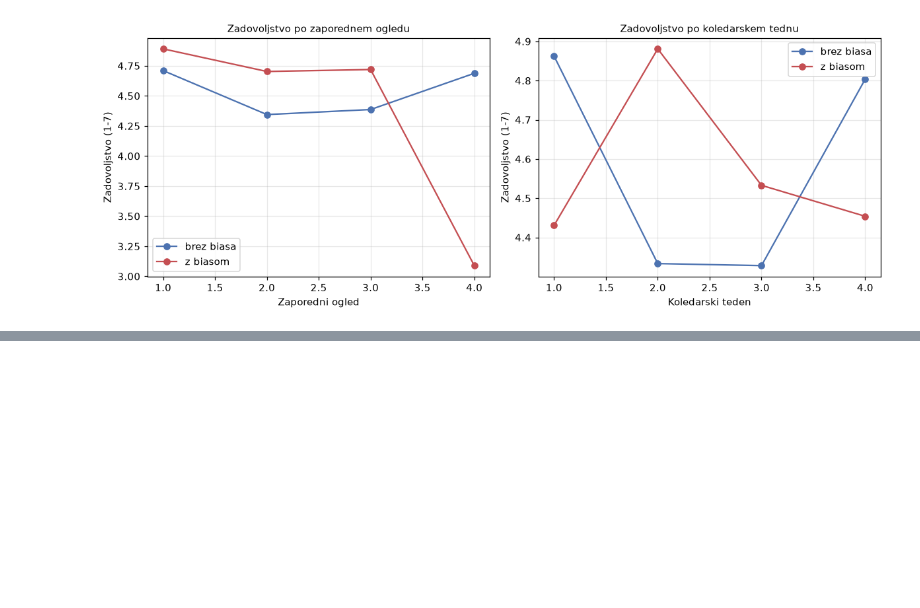
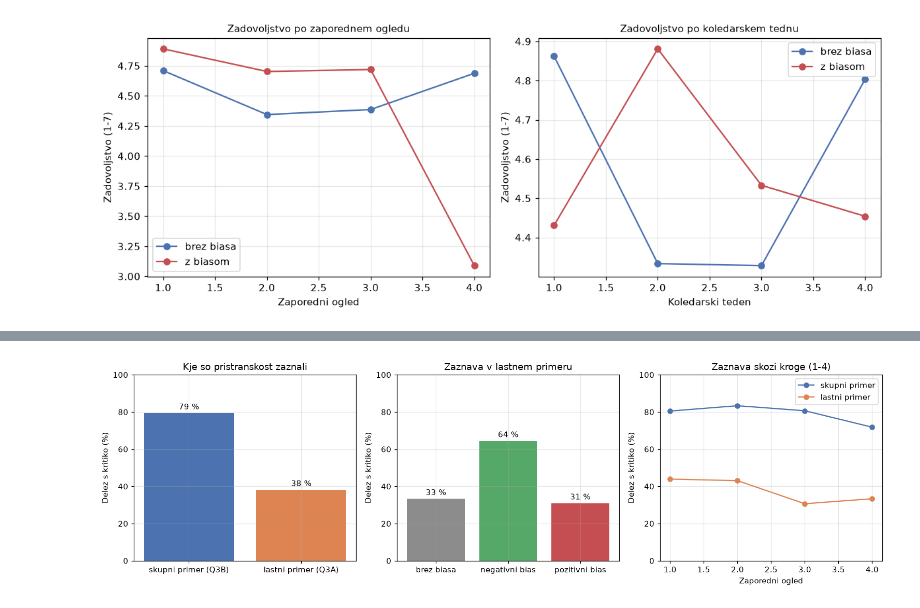
Before and after one commit to HarisBeg26/xai-analiza-podatkov, a Jupyter notebook: Analiza/analiza_mesani_modeli.ipynb, the cells around one changed output, grey strips where cells are left out. Saved outputs shown, nothing was run; the diff lists cells and outputs as text; code cells hidden in the pictures; blank space fills up the shorter version.

```diff
--- a/Analiza/analiza_mesani_modeli.ipynb
+++ b/Analiza/analiza_mesani_modeli.ipynb
@@ -924,0 +879,13 @@ To je treba dorečiti, preden se model požene.
+# %%
+KODE = ["spol", "nacionalnost", "komunikacijske", "utezi_dejavnikov",
+        "drugo", "brez_pripombe", "neuporaben"]
+
+kode = pd.read_csv("kode_odprtih_odgovorov.csv", encoding="utf-8-sig")
+df = df.merge(kode, on="recnum", how="left")
+
+# Dvojiski kazalnik zaznave: odgovor vsebuje kritiko (raven 2 ali 3).
+df["zaznal_lastni"] = (df["a_raven"] >= 2).astype(float)
+df["zaznal_skupni"] = (df["b_raven"] >= 2).astype(float)
+
+print(f"kodiranih odgovorov Q3A:   {int(df['a_raven'].notna().sum())}")
+print(f"kodiranih odgovorov Q3B_3: {int(df['b_raven'].notna().sum())}")
@@ -924,0 +1048,42 @@ To je treba dorečiti, preden se model požene.
+# %%
+fig, osi = plt.subplots(1, 3, figsize=(14, 4.2))
+
+# Levo: primerjava zaznave v skupnem in lastnem primeru.
+oznake = ["skupni primer (Q3B)", "lastni primer (Q3A)"]
+vrednosti = [df["zaznal_skupni"].mean() * 100, df["zaznal_lastni"].mean() * 100]
+osi[0].bar(oznake, vrednosti, color=["#4C72B0", "#DD8452"])
+osi[0].set_ylabel("Delez s kritiko (%)")
+osi[0].set_ylim(0, 100)
+osi[0].set_title("Kje so pristranskost zaznali")
+for i, v in enumerate(vrednosti):
+    osi[0].text(i, v + 2, f"{v:.0f} %", ha="center")
+
+# Sredina: zaznava v lastnem primeru po pogoju.
+p = df.groupby("analiza_bias_type")["zaznal_lastni"].mean() * 100
+imena = {"brez_biasa": "brez biasa",
+         "pozitivni_bias_nacionalnost": "pozitivni bias",
+         "negativni_bias_nacionalnost": "negativni bias"}
+p.index = [imena.get(i, i) for i in p.index]
+osi[1].bar(p.index, p.values, color=["#8C8C8C", "#55A868", "#C44E52"])
+osi[1].set_ylabel("Delez s kritiko (%)")
+osi[1].set_ylim(0, 100)
+osi[1].set_title("Zaznava v lastnem primeru")
+for i, v in enumerate(p.values):
+    osi[1].text(i, v + 2, f"{v:.0f} %", ha="center")
+
+# Desno: zaznava skozi kroge.
+for stolpec, oznaka, barva in [("zaznal_skupni", "skupni primer", "#4C72B0"),
+                               ("zaznal_lastni", "lastni primer", "#DD8452")]:
+    s = df[df["analiza_view_number"] <= 4].groupby("analiza_view_number")[stolpec].mean() * 100
+    osi[2].plot(s.index, s.values, marker="o", color=barva, label=oznaka)
+osi[2].set_xlabel("Zaporedni ogled")
+osi[2].set_ylabel("Delez s kritiko (%)")
+osi[2].set_ylim(0, 100)
+osi[2].set_title("Zaznava skozi kroge (1-4)")
+osi[2].legend()
+
+plt.tight_layout()
+plt.savefig(GRAFI / "07_kvalitativna_zaznava.png", bbox_inches="tight")
+plt.show()
+# %% [output]
+[figure, added]
```
Also changed, not shown: parts of 16 cells of this notebook, 4 other files.
